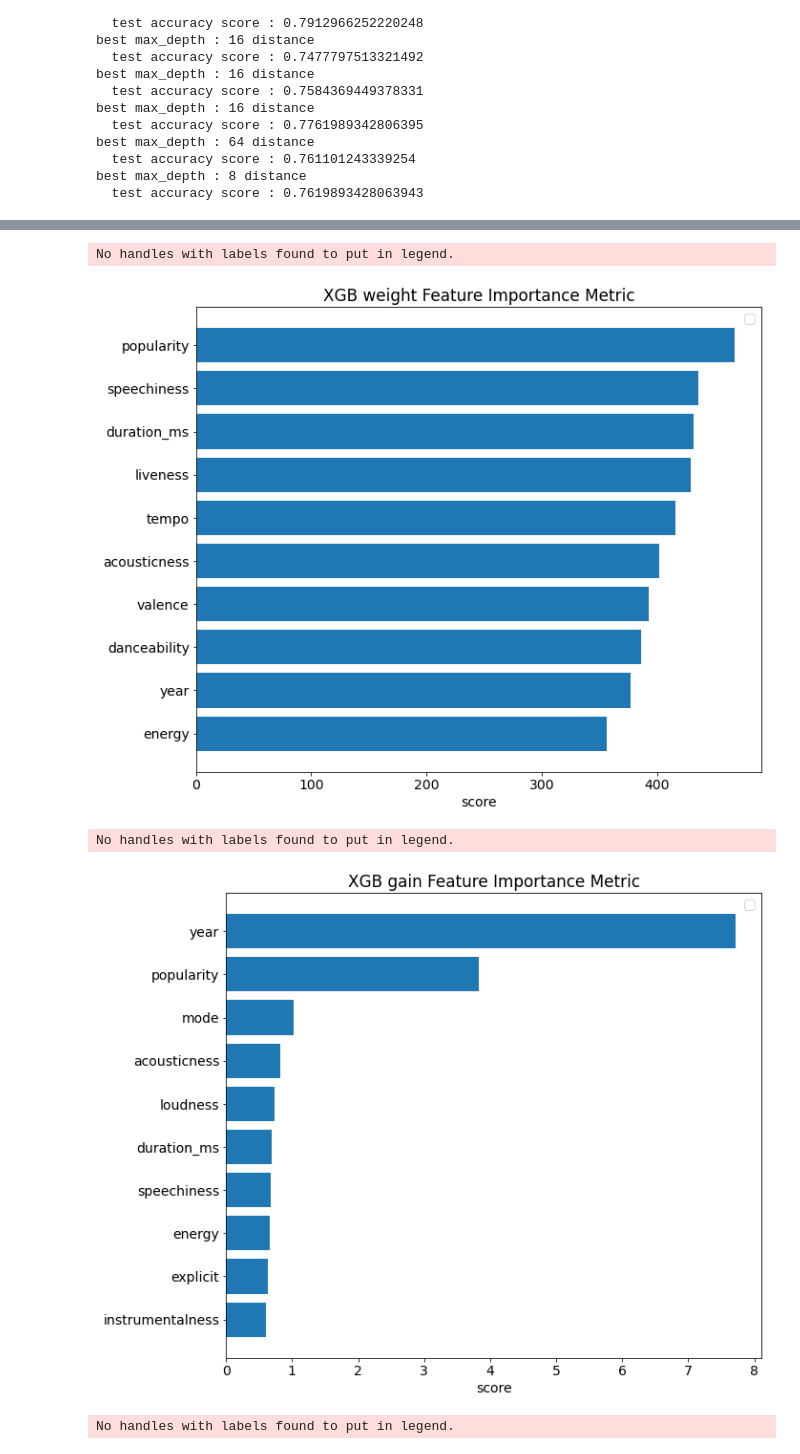
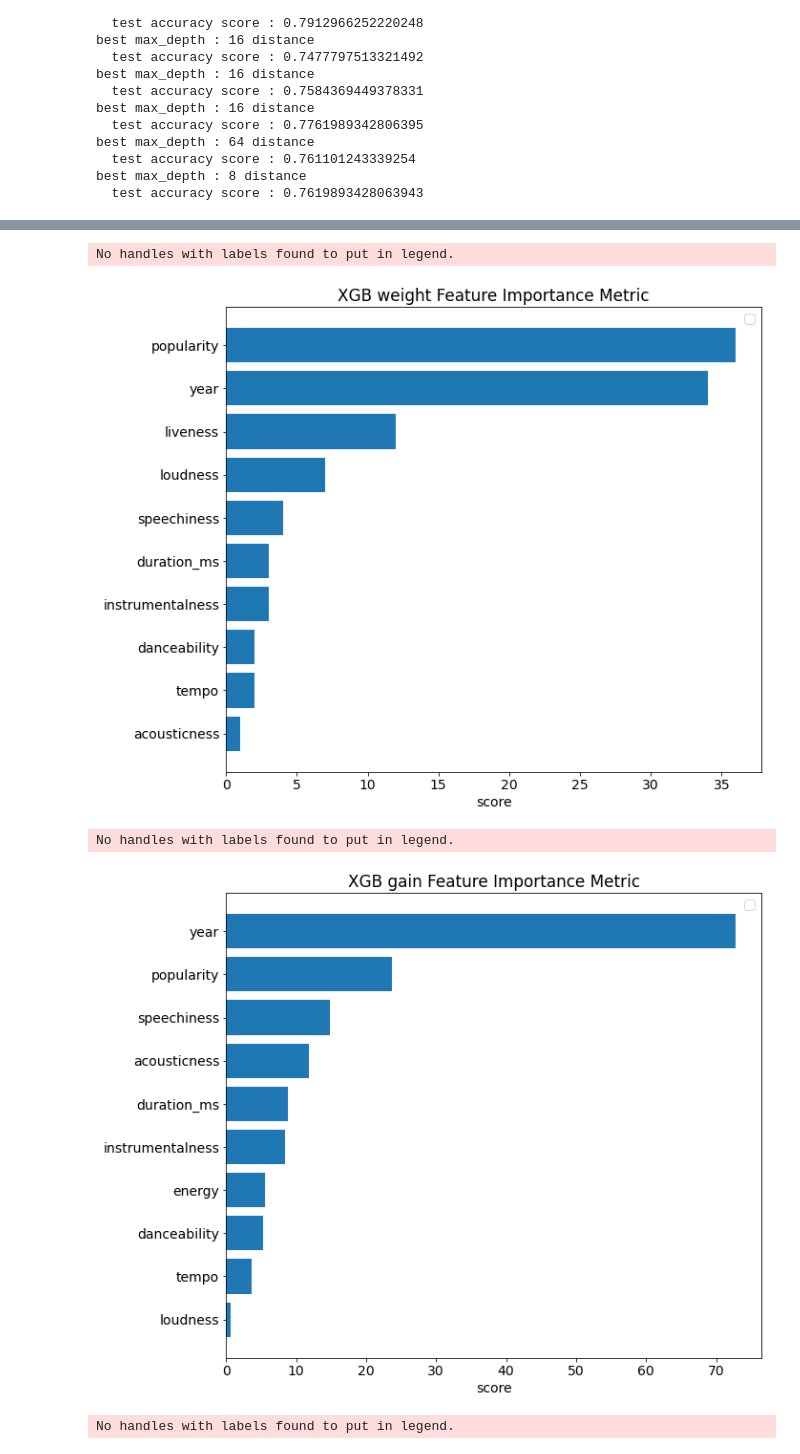
Before and after one commit to ncl11/spotify_personal_listening_song_classifier, a Jupyter notebook: model_building.ipynb, the cells around one changed output, grey strips where cells are left out. Cells and saved outputs as stored; diff of their text form; code cells hidden in the pictures.

```diff
--- a/model_building.ipynb
+++ b/model_building.ipynb
@@ -651,7 +650,7 @@ Text(0.5, 1.0, 'Confusion Matrix- best recall model')
 [figure]
 # %%
-#best accuracy- best params- n_est: 64, max_depth: 30, reg_alpha: 1.0, reg_lambda: 0.01, rs=22
-#best recall- best params- n_est: 16, max_depth: 3, reg_alpha: 10.0, reg_lambda: 100.0
+# best params accuracy- n_est: 32, max_depth: 10, reg_alpha: 10.0, reg_lambda: 0
+# best recall- best params- n_est: 16, max_depth: 3, reg_alpha: 10.0, reg_lambda: 100.0
 
 y = df_master['y']
 
@@ -670,7 +669,7 @@ X_val.columns = X.columns
 X_test = pd.DataFrame(scaler.transform(X_test))
 X_test.columns = X.columns
 
-cl = xgboost.XGBClassifier(n_estimators = 16, max_depth = 30, reg_alpha=10, reg_lambda=0, use_label_encoder=False,random_state=rs)
+cl = xgboost.XGBClassifier(n_estimators = 32, max_depth = 10, reg_alpha=10, reg_lambda=0, use_label_encoder=False,random_state=rs)
 cl.fit(X_train, y_train, eval_metric='logloss')
 y_test_pred_proba = cl.predict_proba(X_test)
 y_test_pred_proba_c1 = [prob[1] for prob in y_test_pred_proba]
@@ -690,6 +689,7 @@ plt.plot(fpr,tpr)
 plt.xlabel('fpr')
 plt.ylabel('tpr')
 plt.title('ROC curve-best accuracy')
+plt.savefig("figs/ROC-curve-best-accuracy", bbox_inches='tight', dpi=600)
 plt.show()
 print('auroc - best accuracy', roc_auc_score(y_test, y_test_pred_proba_c1))
 
@@ -714,6 +714,7 @@ plt.plot(fpr,tpr)
 plt.xlabel('fpr')
 plt.ylabel('tpr')
 plt.title('ROC curve-best recall')
+plt.savefig("figs/ROC-curve-best-recall", bbox_inches='tight', dpi=600)
 plt.show()
 print('auroc - best recall', roc_auc_score(y_test, y_test_pred_proba_c1))
 # %% [output]
@@ -724,22 +725,23 @@ auroc - best recall 0.8966192277478239
 # %%
 # Using the 5 different types of feature importance measurements offered by XGBoost it seems
 # that year and population are likely the two most important features
 
-for type in ['weight', 'gain', 'cover', 'total_gain', 'total_cover']:
-    d = cl.get_booster().get_score(importance_type=type)
+for type_ in ['weight', 'gain', 'cover', 'total_gain', 'total_cover']:
+    d = cl.get_booster().get_score(importance_type=type_)
     most_imp = sorted(d, key=lambda key: d[key])[-10: : ]
 
     plt.rcParams.update({'font.size': 14})
     plt.figure(figsize=(10,8))
     plt.barh([feature for feature in most_imp], [d[feature] for feature in most_imp])
-    plt.title(f'XGB {type} Feature Importance Metric')
+    plt.title(f'XGB {type_} Feature Importance Metric')
     plt.xlabel('score')
     plt.legend()
     plt.tight_layout()
+    plt.savefig(f"figs/feature-importance{type_}", bbox_inches='tight', dpi=600)
     plt.show()
 # %% [output]
 No handles with labels found to put in legend.
-[figure, old version]
+[figure, new version]
 No handles with labels found to put in legend.
-[figure, old version]
+[figure, new version]
 No handles with labels found to put in legend.
```
Also changed, not shown: parts of 7 cells of this notebook, 11 other files.
